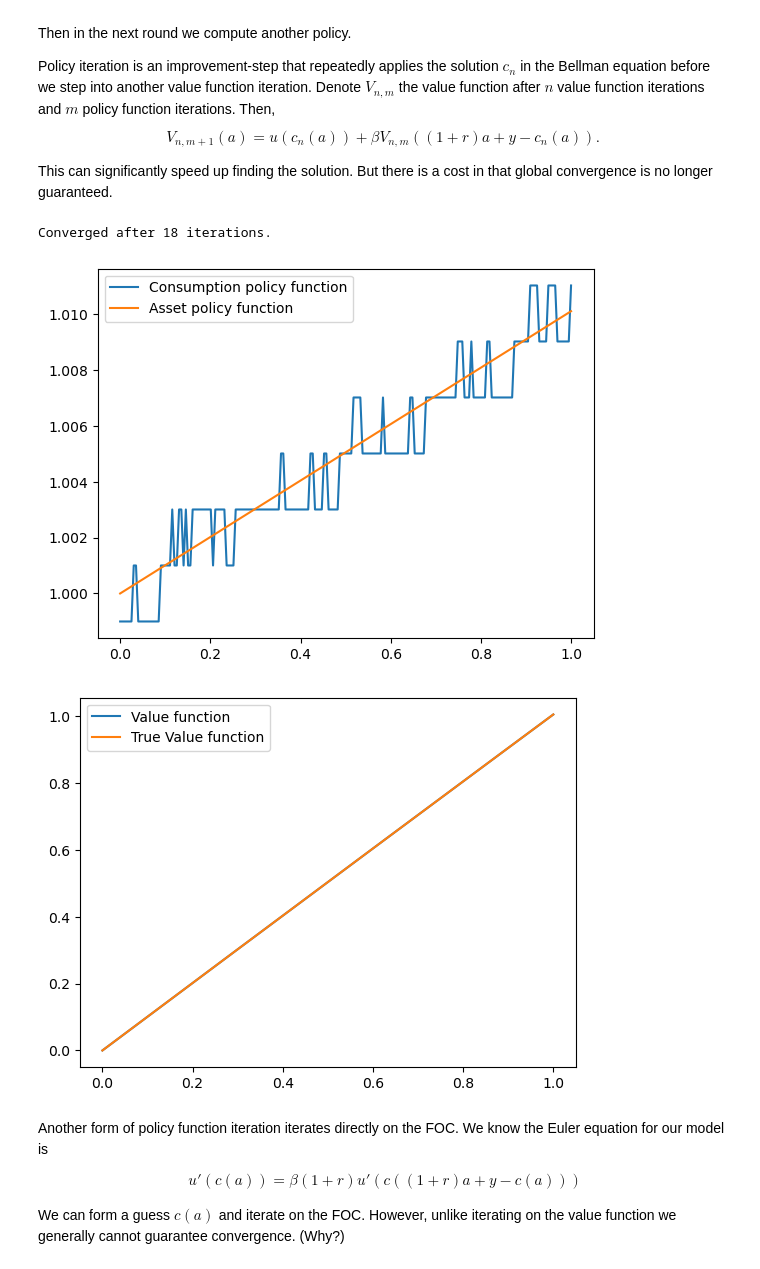
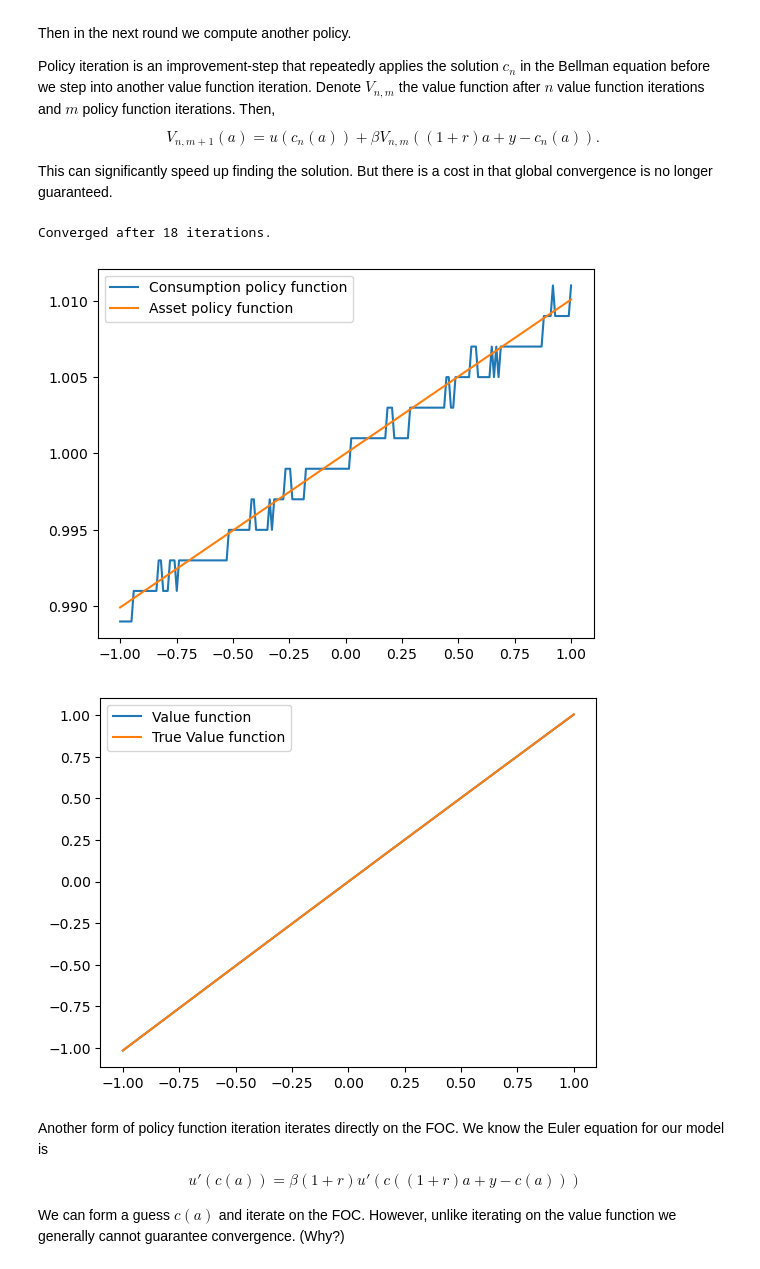
Before and after one commit to johanneswieland/281-Computational, a Jupyter notebook: Topic 2/policyiteration.ipynb, the cells around one changed output. Saved outputs shown, nothing was run; the diff lists cells and outputs as text; code cells hidden in the pictures.

```diff
--- a/Topic 2/policyiteration.ipynb
+++ b/Topic 2/policyiteration.ipynb
@@ -35,7 +35,7 @@ iteration = 0
 beta = 0.99
 r = (1/beta) - 1
 y = 1
-amin = 0
+amin = -1
 amax = 1
 grid_size = 200
 
@@ -60,35 +60,35 @@ while iteration < max_iter:
     v_prime_candidates = f_interp(a_prime_candidates)
     utility_values = utility(c_candidates[:, np.newaxis]) + beta * v_prime_candidates
     c_index = np.argmax(utility_values, axis=0)
     c = c_candidates[c_index]
     v_new = np.max(utility_values, axis=0)
 
     # howard iteration
     for _ in range(policy_iter):
         a_prime = (1+r)*a + y - c
         f_interp = interp1d(a, v_new, kind='linear', bounds_error=False, fill_value=(-10000, 0))
         v_new = utility(c) + beta * f_interp(a_prime)
 
     if np.max(np.abs(v_new - v_old)) < tolerance:
         print(f'Converged after {iteration} iterations.')
         break
     iteration += 1
 
 # plot consumption against true consumption function
 plt.plot(a, c, label='Consumption policy function')
 plt.plot(a, y + r * a, label='Asset policy function')
 plt.legend()
 plt.show()
 
 # plot against true value function
 plt.plot(a, v_new, label='Value function')
 plt.plot(a, utility(y + r * a) / (1-beta), label='True Value function')
 plt.legend()
 plt.show()
 # %% [output]
 Converged after 18 iterations.
-[figure, old version]
+[figure, new version]
-[figure, old version]
+[figure, new version]
 # %% [markdown]
 Another form of policy function iteration iterates directly on the FOC. We know the Euler equation for our model is
 \begin{align*}
```
Also changed, not shown: parts of 10 cells of this notebook.
